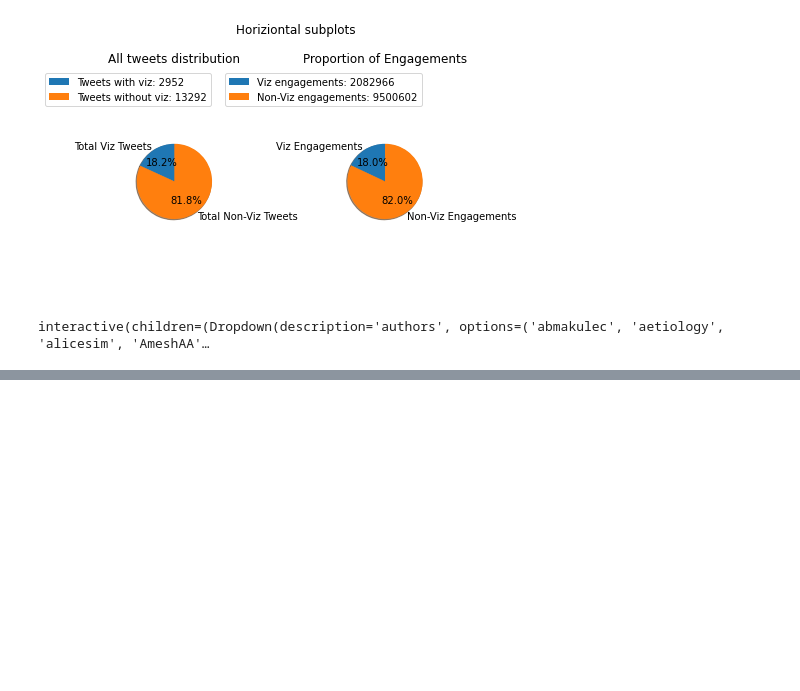
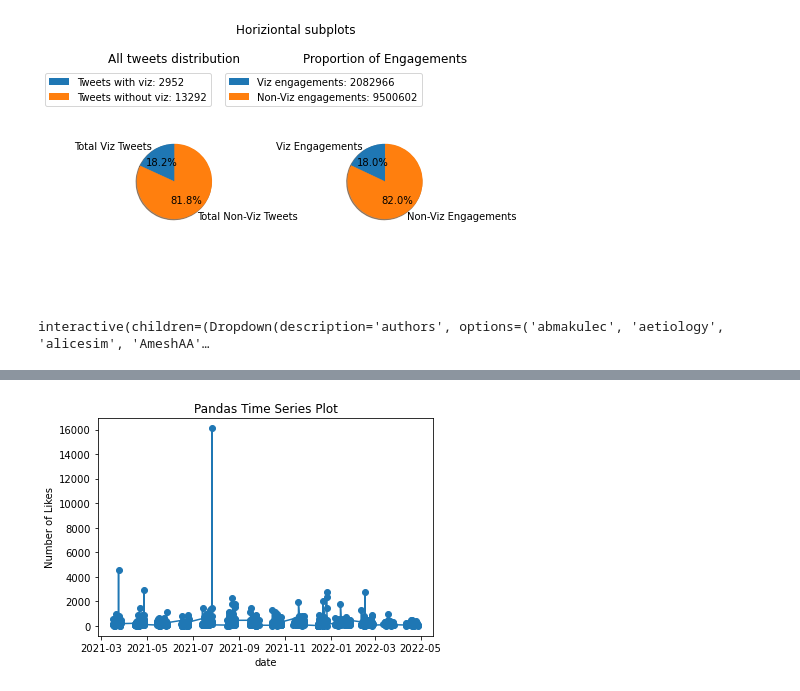
Before and after one commit to kasumbarobert/cse557a-research-project, a Jupyter notebook: dashboard_and_viz_tests.ipynb, the cells around one changed output, grey strips where cells are left out. Saved outputs shown, nothing was run; the diff lists cells and outputs as text; code cells hidden in the pictures; blank space fills up the shorter version.

Commit message:
attempt time series

```diff
--- a/dashboard_and_viz_tests.ipynb
+++ b/dashboard_and_viz_tests.ipynb
@@ -319,0 +267,12 @@ interactive(children=(Dropdown(description='authors', options=('abmakulec', 'aet
+# %%
+truncated_dates = []
+
+for date in dates:
+    year = date.year
+    month = date.month
+    day = date.day
+
+    truncated_date = datetime.date(year, month, day)
+    truncated_dates.append(truncated_date)
+
+truncated_dates
@@ -319,0 +297,4 @@ interactive(children=(Dropdown(description='authors', options=('abmakulec', 'aet
+# %%
+test_df["truncated_dates"] = truncated_dates
+test_df["truncated_dates"]
+# test_df.set_index(test_df["truncated_dates"])
@@ -319,0 +319,2 @@ interactive(children=(Dropdown(description='authors', options=('abmakulec', 'aet
+# %%
+test_df = test_df.set_index(test_df["truncated_dates"])
@@ -320,4 +341,4 @@ interactive(children=(Dropdown(description='authors', options=('abmakulec', 'aet
 # %%
-# test_df["dt"],test_df["dt_m"] = test_df["date"].dt.year,test_df["date"].dt.month
-# test_df["comb_date"] = test_df.apply(lambda row: str(row["dt"])+"-"+str(row["dt_m"]),axis=1)
-# test_df
+test_df["dt"],test_df["dt_m"] = test_df["date"].dt.year,test_df["date"].dt.month
+test_df["comb_date"] = test_df.apply(lambda row: str(row["dt"])+"-"+str(row["dt_m"]),axis=1)
+test_df
@@ -324,17 +360,19 @@ interactive(children=(Dropdown(description='authors', options=('abmakulec', 'aet
 # %%
 # test_df["comb_date"].unique()
 # %%
-# # Plot
+# Plot
 
-# plt.plot(test_df["likes"], marker='o')
+plt.plot(test_df["likes"], marker='o')
 
-# # Labelling
+# Labelling
 
-# plt.xlabel("date")
-# plt.ylabel("Number of Likes")
-# plt.title("Pandas Time Series Plot")
+plt.xlabel("date")
+plt.ylabel("Number of Likes")
+plt.title("Pandas Time Series Plot")
 
-# # Display
+# Display
 
-# plt.show()
+plt.show()
+# %% [output]
+[figure, added]
 # %%
```
Also changed, not shown: parts of 21 cells of this notebook.
